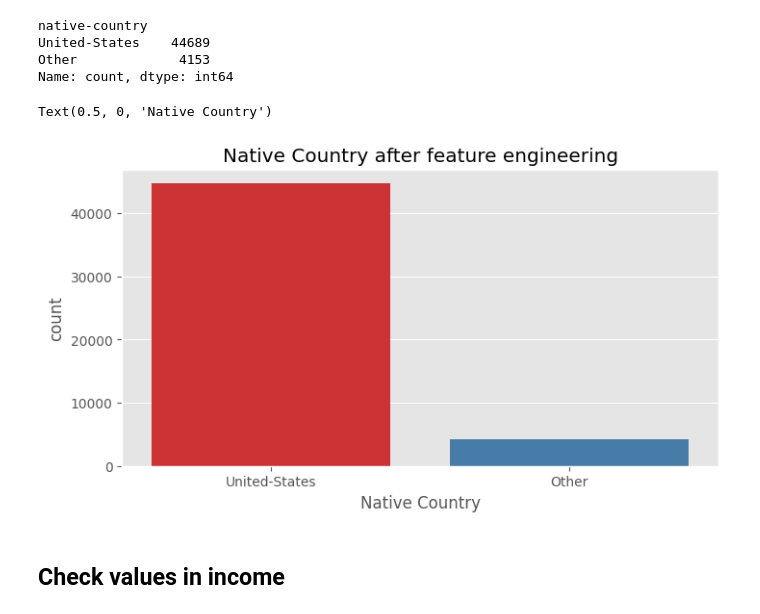
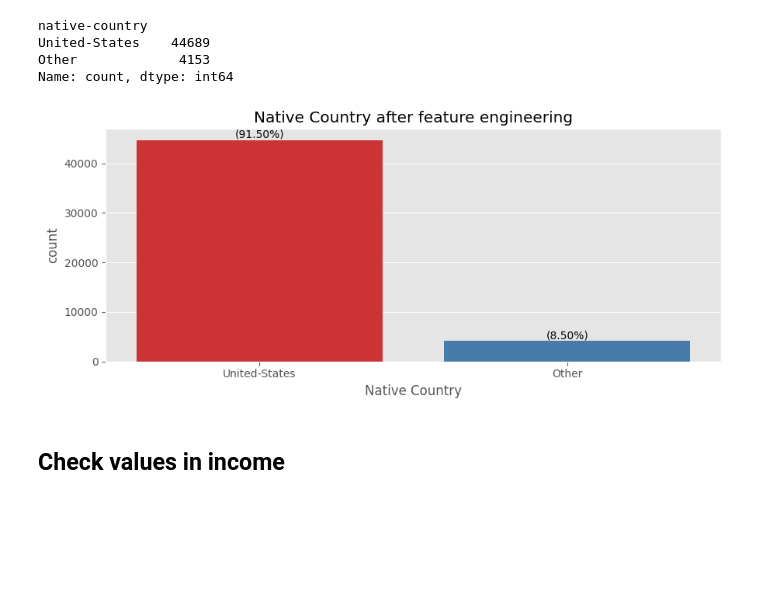
Before and after one commit to Lakshan2023/Machine-Learning-Coursework, a Jupyter notebook: DataCleaningProcess.ipynb, the cells around one changed output. Cells and saved outputs as stored; diff of their text form; code cells hidden in the pictures; blank space fills up the shorter version.

```diff
--- a/DataCleaningProcess.ipynb
+++ b/DataCleaningProcess.ipynb
@@ -633,13 +642,28 @@ United-States    44689
 Other             4153
 Name: count, dtype: int64
 # %%
-plt.figure(figsize=(8, 4))
+import matplotlib.pyplot as plt
+import seaborn as sns
+
+# Calculate counts and percentages
+counts = data['native-country'].value_counts()
+total = counts.sum()
+percentages = [(count / total) * 100 for count in counts]
+
+# Plotting
+plt.figure(figsize=(9, 4))
 sns.countplot(x=data['native-country'], palette='Set1')
 plt.title("Native Country after feature engineering")
 plt.xlabel("Native Country")
+
+# Annotate bars with counts and percentages
+for i, (count, percentage) in enumerate(zip(counts, percentages)):
+    plt.text(i, count, f"({percentage:.2f}%)", ha='center', va='bottom')
+
+plt.tight_layout()
+plt.show()
 # %% [output]
-Text(0.5, 0, 'Native Country')
-[figure, old version]
+[figure, new version]
 # %% [markdown]
 ## Check values in income
 # %%
```
Also changed, not shown: parts of 103 cells of this notebook, 1 other file.
